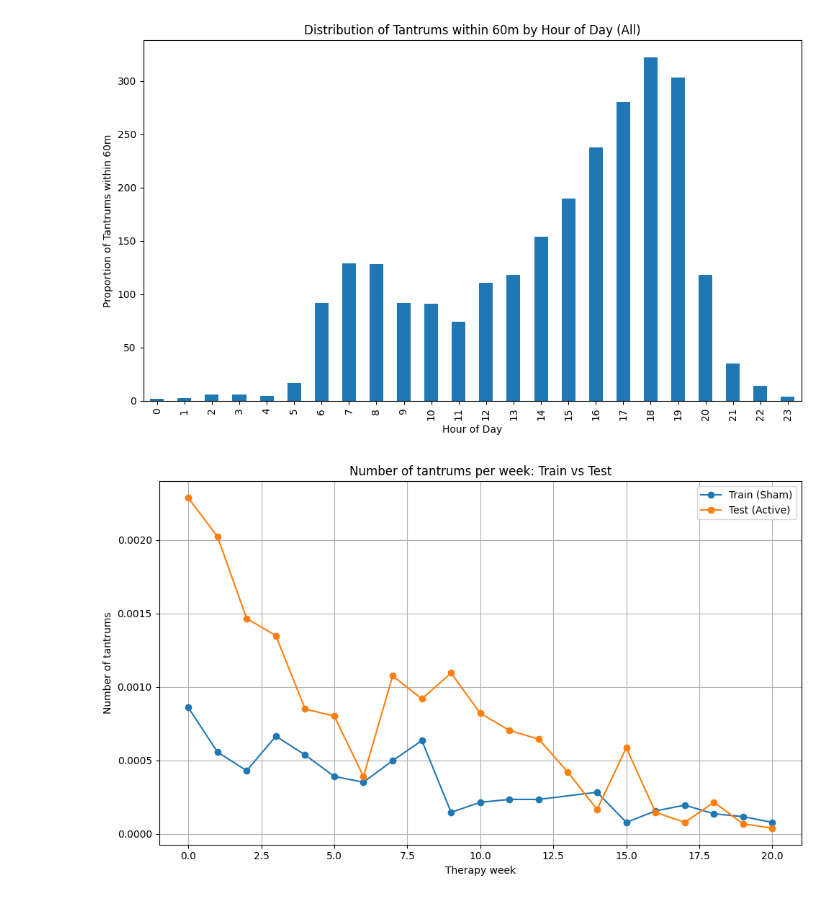
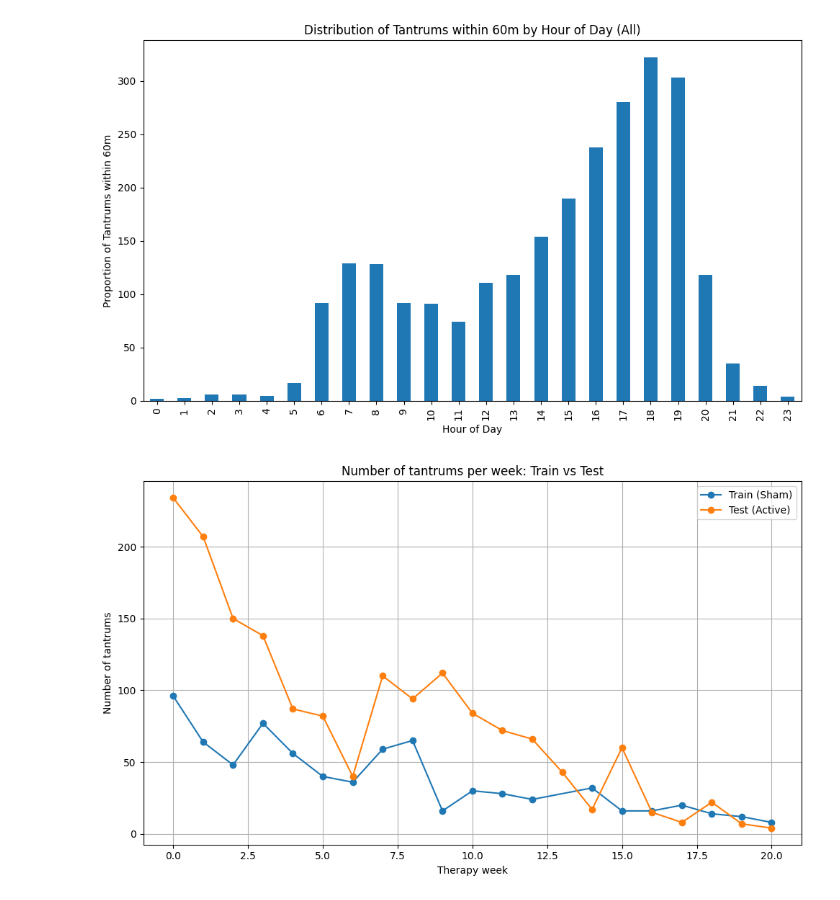
Before and after one commit to lab-heal/pistachio, a Jupyter notebook: explore_feature_dist.ipynb, the cells around one changed output. Cells and saved outputs as stored; diff of their text form; code cells hidden in the pictures.

```diff
--- a/explore_feature_dist.ipynb
+++ b/explore_feature_dist.ipynb
@@ -51,22 +48,18 @@ plt.show()
 [figure]
 # %%
 # Count number of tantrums per week for train and test sets
-tantrums_train = df_train[df_train["tantrum_within_60m"]].groupby(
-    "therapy_week"
-).size() / len(df_train)
-tantrums_test = df_test[df_test["tantrum_within_60m"]].groupby(
-    "therapy_week"
-).size() / len(df_train)
+tantrums_train = df_train[df_train["tantrum_within_60m"]].groupby("therapy_week").size()
+tantrums_test = df_test[df_test["tantrum_within_60m"]].groupby("therapy_week").size()
 
 plt.figure(figsize=(10, 6))
 plt.plot(tantrums_train.index, tantrums_train.values, marker="o", label="Train (Sham)")
 plt.plot(tantrums_test.index, tantrums_test.values, marker="o", label="Test (Active)")
 plt.xlabel("Therapy week")
 plt.ylabel("Number of tantrums")
 plt.title("Number of tantrums per week: Train vs Test")
 plt.legend()
 plt.grid(True)
 plt.tight_layout()
 plt.show()
 # %% [output]
-[figure, old version]
+[figure, new version]
```
Also changed, not shown: parts of 4 cells of this notebook, 3 other files.
